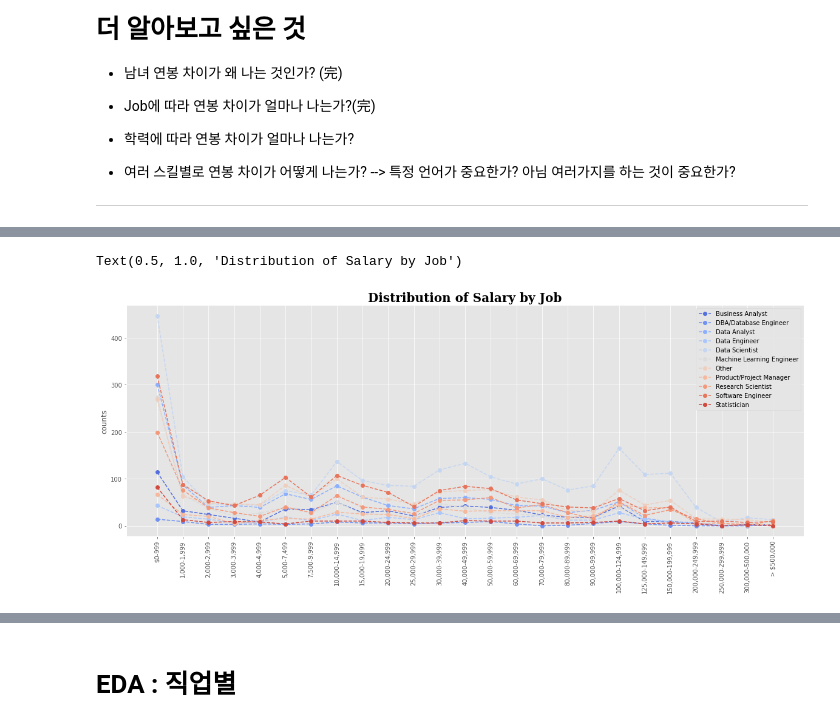
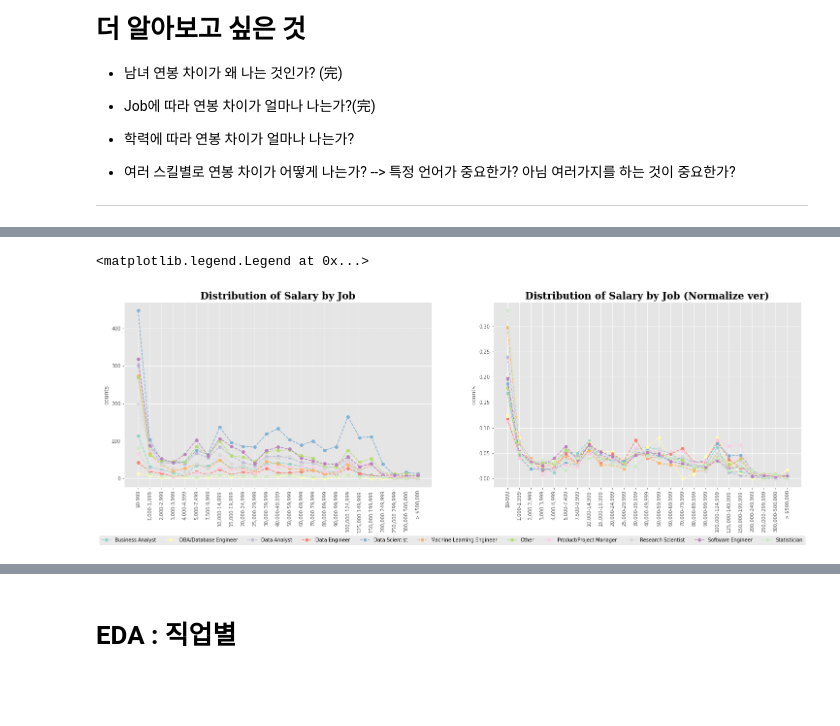
Before and after one commit to O-Kpy/Project, a Jupyter notebook: Kaggle_Survey_viz_Project.ipynb, the cells around one changed output, grey strips where cells are left out. Drawn from its saved outputs; the diff is of its cells as text; code cells hidden in the pictures; blank space fills up the shorter version.

```diff
--- a/Kaggle_Survey_viz_Project.ipynb
+++ b/Kaggle_Survey_viz_Project.ipynb
@@ -78,7 +60,7 @@ sns.color_palette('coolwarm')
 # %%
 top_21_country = data['In which country do you currently reside?'].value_counts().sort_values(ascending=False)[:21]
 
-fig, ax = plt.subplots(1, 2, figsize=(25,7), gridspec_kw={'width_ratios':[2, 1]})
+fig, ax = plt.subplots(1, 2, figsize=(25,7), gridspec_kw={'width_ratios':[2.3, 0.7]})
 sns.barplot(y=top_21_country.index, x=top_21_country, palette=sns.color_palette('coolwarm', n_colors=len(top_21_country.index)), ax=ax[0])
 ax[0].set_xlabel('')
 for i,j in enumerate(top_21_country.index):
@@ -177,7 +159,7 @@ Text(0.5, 1.0, 'Salar Distribution')
 s_c = data.groupby('What is your gender? - Selected Choice')['What is your current yearly compensation (approximate $USD)?'].value_counts().unstack()[USD].T
 s_c_normalize = data.groupby('What is your gender? - Selected Choice')['What is your current yearly compensation (approximate $USD)?'].value_counts(normalize=True).unstack()[USD].T
 
-fig, ax = plt.subplots(1,2,figsize=(25,7), gridspec_kw={'width_ratios':[2, 1]})
+fig, ax = plt.subplots(1,2,figsize=(25,7), gridspec_kw={'width_ratios':[2.3, 0.7]})
 ax[0].bar(s_c.index, s_c['Man'], label='Man', color='#004c70', alpha=0.8, edgecolor='white')
 for j, i in enumerate(s_c.index):
   ax[0].annotate(f"{s_c['Man'].loc[i]}", xy=(j, s_c['Man'].loc[i]+50), ha='center', va='center', fontweight='light', fontfamily='serif')
@@ -187,7 +169,7 @@ for j, i in enumerate(s_c.index):
 
 ax[0].legend()
 ax[0].set_xticklabels(s_c.index ,rotation=90)
-ax[0].set_title('Salar&Gender Distribution', fontdict=font)
+ax[0].set_title('Salary&Gender Distribution', fontdict=font)
 
 ax[1].plot(s_c_normalize['Man'], s_c_normalize.index, color='#004c70', label='Man', alpha=0.8)
 ax[1].plot(s_c_normalize['Woman'], s_c_normalize.index, color='#990000', label='Woman', alpha=0.8)
@@ -276,14 +266,23 @@ fig.add_annotation(text="vs Gender",
 [interactive output not drawn]
 # %%
 s_j = data.groupby('Select the title most similar to your current role (or most recent title if retired): - Selected Choice')['What is your current yearly compensation (approximate $USD)?'].value_counts().unstack()[USD].fillna(0).T.astype('int')
-plt.figure(figsize=(20,7))
+s_j_norm = data.groupby('Select the title most similar to your current role (or most recent title if retired): - Selected Choice')['What is your current yearly compensation (approximate $USD)?'].value_counts(normalize=True).unstack()[USD].fillna(0).T
+fig, ax = plt.subplots(1, 2, figsize=(25,7))
 for j, i in enumerate(s_j.columns):
-  plt.plot(s_j.index, s_j[i], label=f'{i}', marker='o', linestyle='--', color=sns.color_palette('coolwarm', n_colors=len(s_j.columns))[j])
-plt.xticks(rotation=90)
-plt.legend()
-plt.xlabel('')
-plt.ylabel('counts')
-plt.title('Distribution of Salary by Job', fontdict=font)
+  ax[0].plot(s_j.index, s_j[i], label=f'{i}', marker='o', linestyle='--', color=sns.color_palette('Set3', n_colors=len(s_j.columns))[j])
+ax[0].set_xticklabels(s_j.index, rotation=90)
+ax[0].set_xlabel('')
+ax[0].set_ylabel('counts')
+ax[0].set_title('Distribution of Salary by Job', fontdict=font)
+
+for j, i in enumerate(s_j_norm.columns):
+  ax[1].plot(s_j_norm.index, s_j_norm[i], label=f'{i}', marker='o', linestyle='--', color=sns.color_palette('Set3', n_colors=len(s_j_norm.columns))[j])
+ax[1].set_xticklabels(s_j_norm.index, rotation=90)
+ax[1].legend()
+ax[1].set_xlabel('')
+ax[1].set_ylabel('counts')
+ax[1].set_title('Distribution of Salary by Job (Normalize ver)', fontdict=font)
+plt.legend(bbox_to_anchor=(1.02,-0.25), ncol=len(s_j.columns) )
 # %% [output]
-Text(0.5, 1.0, 'Distribution of Salary by Job')
+<matplotlib.legend.Legend at 0x...>
-[figure, old version]
+[figure, new version]
```
Also changed, not shown: parts of 17 cells of this notebook.
